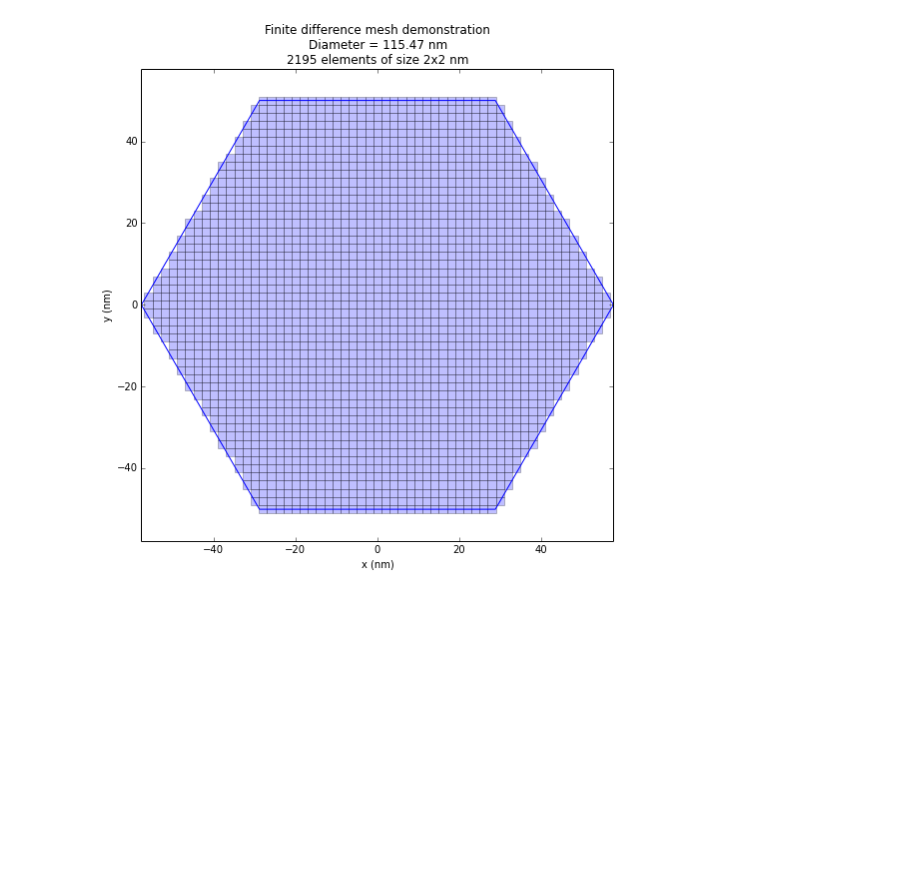
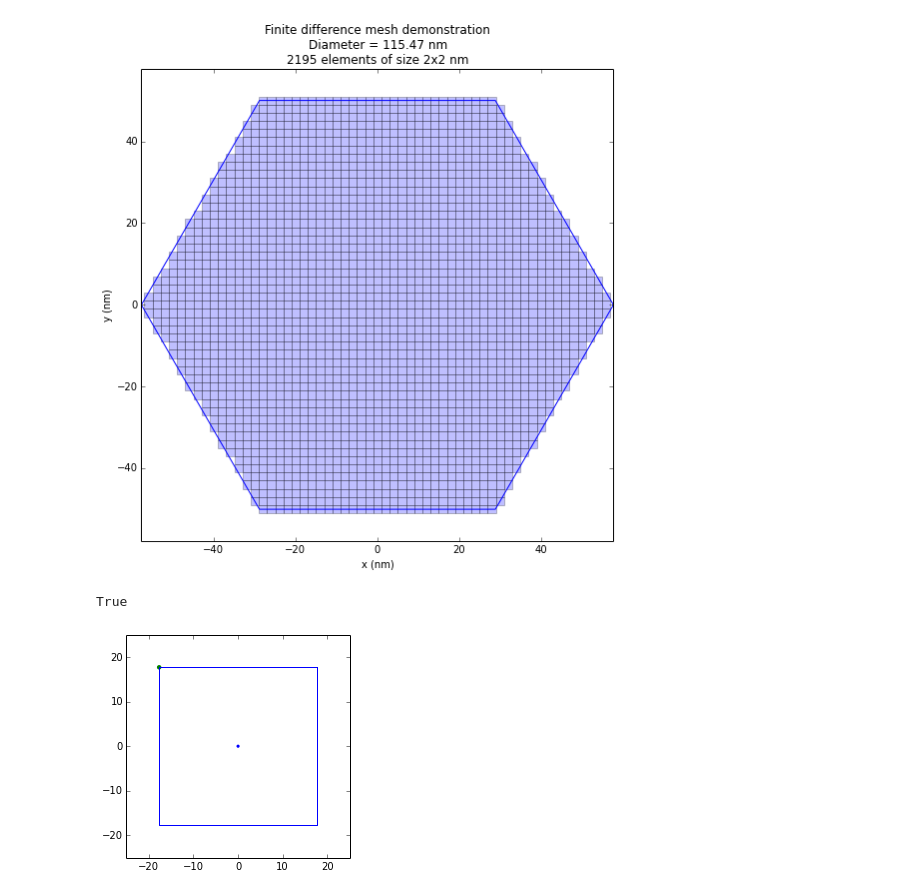
Before and after one commit to fangohr/polygon-finite-difference-mesh-tools, a Jupyter notebook: notebooks/MeshArea.ipynb, the cells around one changed output. Saved outputs shown, nothing was run; the diff lists cells and outputs as text; code cells hidden in the pictures; blank space fills up the shorter version.

```diff
--- a/notebooks/MeshArea.ipynb
+++ b/notebooks/MeshArea.ipynb
@@ -457,3 +456,8 @@ def find_circumradius(n, side = 0, apothem = 0):
 plot_poly_fidi_mesh(diameter=2*find_circumradius(6,apothem=50),n=6,x_spacing=2,y_spacing=2)
 # %% [output]
 [figure]
+# %%
+in_poly(x=-25/math.sqrt(2), y=25/math.sqrt(2), n=4, r=25, rotation=np.pi/4, plot=True)
+# %% [output]
+True
+[figure, added]
```
Also changed, not shown: parts of 4 cells of this notebook, 1 other file.
